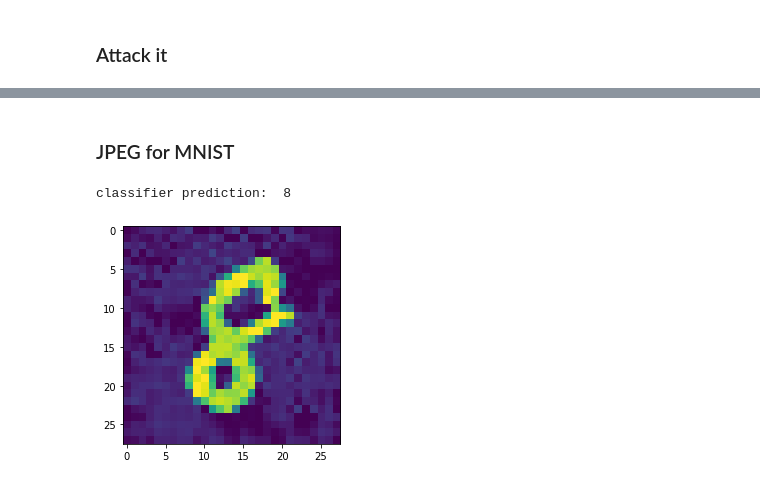
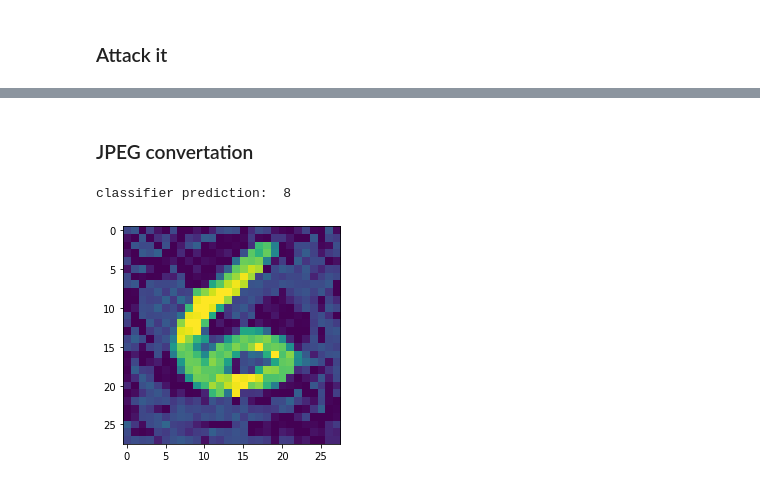
Before and after one commit to a-chubcheva/Excessive-invariance, a Jupyter notebook: autoencoder.ipynb, the cells around one changed output, grey strips where cells are left out. Saved outputs shown, nothing was run; the diff lists cells and outputs as text; code cells hidden in the pictures.

```diff
--- a/autoencoder.ipynb
+++ b/autoencoder.ipynb
@@ -344,18 +350,19 @@ class Full_model(nn.Module):
       super(Full_model, self).__init__()
       self.autoencoder = Autoencoder()
 
-      self.semantic_classifier = nn.Sequential(
-          nn.Linear(10,32),
-          nn.ReLU(),
-          nn.Linear(32,10))
+      self.semantic_classifier = Classifier()
 
       self.nuisance_classifier = nn.Sequential(
-          nn.Linear(54, 2)
-        )
+          nn.Linear(54, 32),
+          nn.ReLU(),
+          nn.Linear(32, 10))
+
   def forward(self, img):
       logits = self.autoencoder.encoder(img)
-      class_output = self.semantic_classifier(logits[:, :10])
-#      _, class_preds = torch.max(class_output, 1)
-      domain_output = self.nuisance_classifier(logits[:, 10:])
-#      _, domain_preds = torch.max(domain_output, 1)
+      semantic = logits[:, :10]
+      nuisance = logits[:, 10:]
+      nuisance = Reversal_layer.apply(nuisance)
+      class_output = self.semantic_classifier(semantic)
+      domain_output = self.nuisance_classifier(nuisance)
+
       return class_output, domain_output
@@ -462,9 +472,11 @@ plt.legend(['Training accuracy', 'Test accuracy']);
 # %% [markdown]
 ### Attack it
 # %%
-def attack(model, input, target, num_iter, alpha):
-  model.eval()
+def attack(encoder, classifier, input, target, num_iter, alpha):
+  input = torch.reshape(input, (1, 28*28))
+  target = torch.reshape(target, (1, 28*28))
   with torch.set_grad_enabled(True):
+
     img = deepcopy(input)
     output_targ = model(target)[:, :10]
     best_loss = 10000.
@@ -513,8 +574,7 @@ classifier prediction:  2
 # %%
-adv, _ = attack(full_model.autoencoder.encoder, torch.reshape(img1, (1, 28*28)),
-                torch.reshape(img2, (1, 28*28)), 20, 1./255)
+adv, _, flip, df = attack(autoencoder.encoder, classifier, img1, img2, 60, 1./255, True)
 
 plt.imshow(torch.reshape(adv, (28, 28)).detach());
-print("with domain adaptation: ", classifier_prediction(adv, full_model.autoencoder, full_model.semantic_classifier))
-print("no domain adaptation: ", classifier_prediction(adv, autoencoder, classifier))
+print("with domain adaptation: ", full_model.semantic_classifier.predict_by_image(adv, full_model.autoencoder))
+print("no domain adaptation: label {}, flip iter: {}".format(classifier.predict_by_image(adv, autoencoder), flip))
 # %% [output]
@@ -524,7 +599,8 @@ no domain adaptation:  2
 # %% [markdown]
-### JPEG for MNIST
+### JPEG convertation
 # %%
 def to_jpg_and_back(img):
+  img = torch.reshape(img, (28, 28))
   img = img.data.cpu().numpy()
 
   #make jpg
@@ -541,10 +617,10 @@ def to_jpg_and_back(img):
 
   return img_back
 # %%
-adv_jpg = to_jpg_and_back(torch.reshape(adv, (28, 28)))
+adv_jpg = to_jpg_and_back(adv)
 plt.imshow(adv_jpg[0])
 
-print('classifier prediction: ', classifier_prediction(adv_jpg))
+print('classifier prediction: ', classifier.predict_by_image(adv_jpg, autoencoder))
 # %% [output]
 classifier prediction:  8
-[figure, old version]
+[figure, new version]
```
Also changed, not shown: parts of 33 cells of this notebook.
